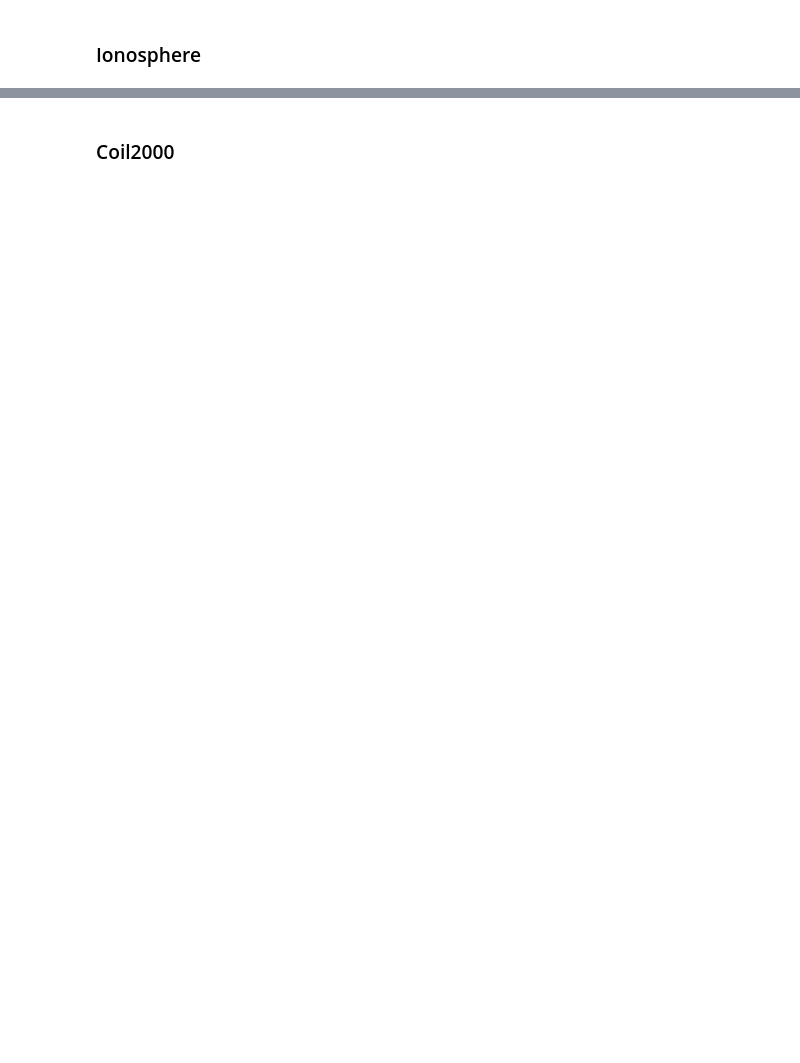
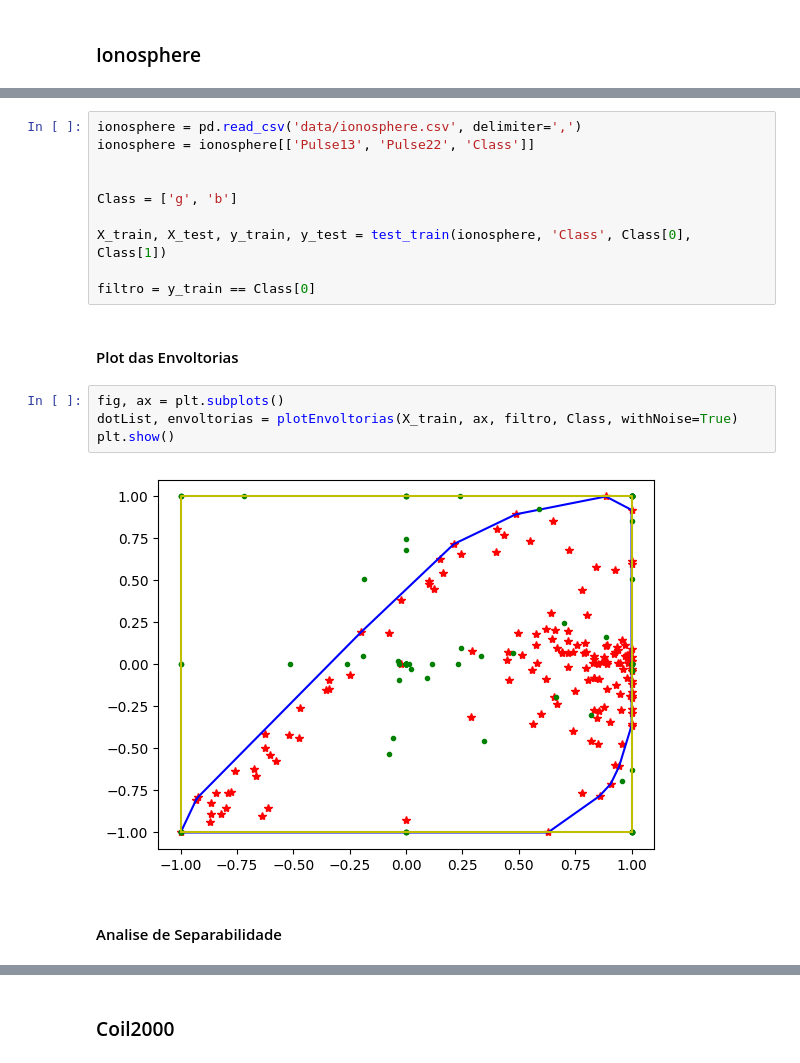
Before and after one commit to Gcastelo01/TP1_Alg2, a Jupyter notebook: TP1_Classificador.ipynb, the cells around one changed output, grey strips where cells are left out. Cells and saved outputs as stored; diff of their text form; blank space fills up the shorter version.

```diff
--- a/TP1_Classificador.ipynb
+++ b/TP1_Classificador.ipynb
@@ -325,0 +363,20 @@ aType[['Pulse24', 'Pulse27']]
+# %%
+ionosphere = pd.read_csv('data/ionosphere.csv', delimiter=',')
+ionosphere = ionosphere[['Pulse13', 'Pulse22', 'Class']]
+
+
+Class = ['g', 'b']
+
+X_train, X_test, y_train, y_test = test_train(ionosphere, 'Class', Class[0], Class[1])
+
+filtro = y_train == Class[0]
+# %% [markdown]
+#### Plot das Envoltorias
+# %%
+fig, ax = plt.subplots()
+dotList, envoltorias = plotEnvoltorias(X_train, ax, filtro, Class, withNoise=True)
+plt.show()
+# %% [output]
+[figure, added]
+# %% [markdown]
+#### Analise de Separabilidade
```
Also changed, not shown: parts of 78 cells of this notebook, 8 other files.
